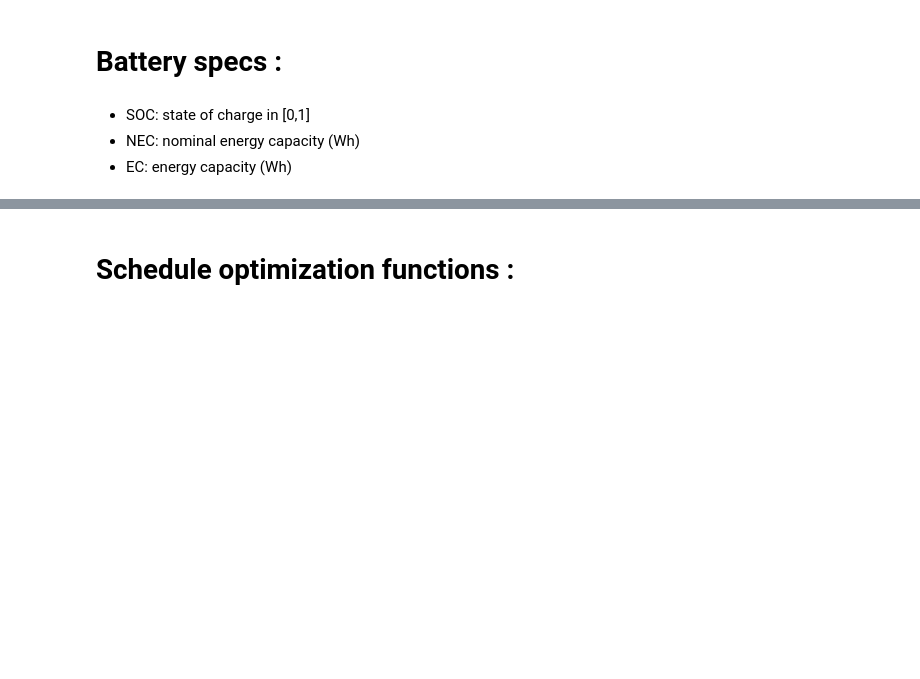
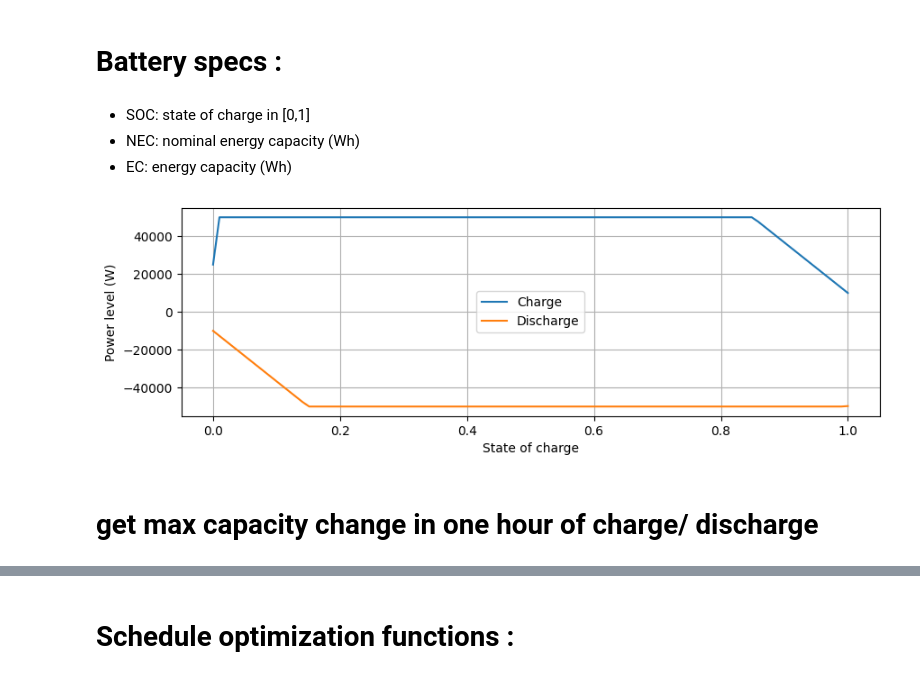
Before and after one commit to albanpuech/Energy-trading-with-battery, a Jupyter notebook: lp_optimizer_ampl.ipynb, the cells around one changed output, grey strips where cells are left out. Drawn from its saved outputs; the diff is of its cells as text; code cells hidden in the pictures; blank space fills up the shorter version.

```diff
--- a/lp_optimizer_ampl.ipynb
+++ b/lp_optimizer_ampl.ipynb
@@ -23,3 +27,30 @@ warnings.filterwarnings("ignore", category=DeprecationWarning)
 - SOC: state of charge in [0,1]
 - NEC: nominal energy capacity (Wh)
 - EC: energy capacity (Wh)
+# %%
+NEC = 100000
+SOC = np.array([0,0.01, 0.85, 1.])
+
+# Charging curve
+CPL = np.array([0.25, 0.5, 0.5, 0.1]) * NEC
+SOC_to_CPL_function = interp1d(SOC, CPL)
+
+# Discharging curve
+SOC = np.array([0.  , 0.15, 0.99, 2.  ])
+DPL = np.array([0.1, 0.5, 0.5, 0.25]) * NEC
+SOC_to_DPL_function = interp1d(SOC, DPL)
+
+
+plt.figure(figsize=(10,3))
+plt.plot(np.linspace(0,1,100), SOC_to_CPL_function(np.linspace(0,1,100)), label = "Charge")
+plt.plot(np.linspace(0,1,100), -SOC_to_DPL_function(np.linspace(0,1,100)), label = "Discharge")
+plt.grid(True)
+plt.xlabel("State of charge")
+plt.ylabel("Power level (W)")
+plt.legend()
+
+bat = Battery(SOC_to_CPL_function, SOC_to_DPL_function, NEC = NEC)
+# %% [output]
+[figure, added]
+# %% [markdown]
+# get max capacity change in one hour of charge/ discharge
```
Also changed, not shown: parts of 8 cells of this notebook, 6 other files.
